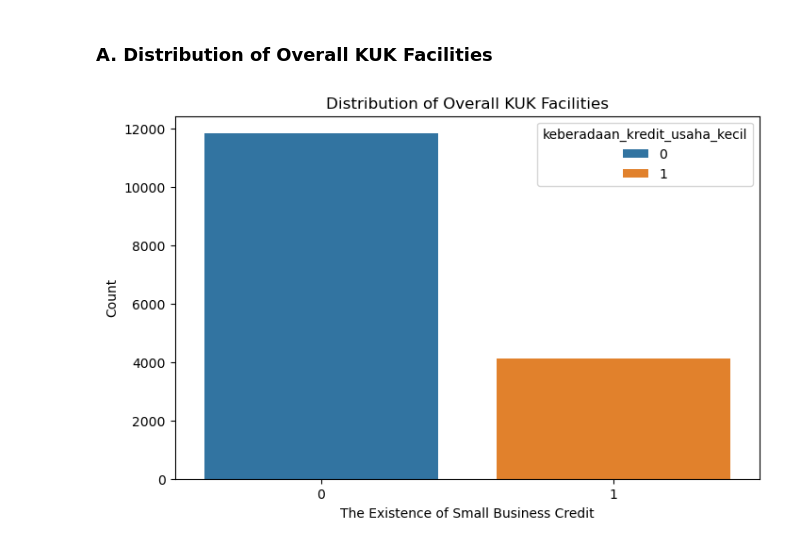
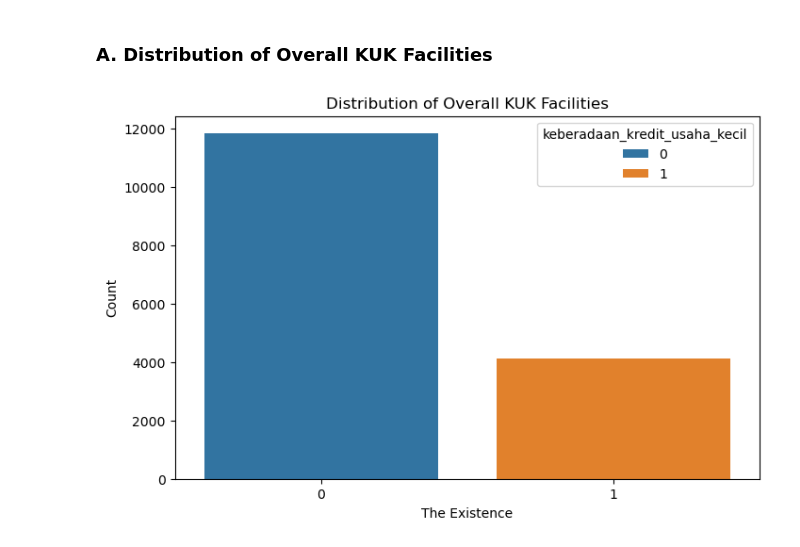
Before and after one commit to Maulana-Yusuf-T/Small-Business-Credit, a Jupyter notebook: KUK_MYT.ipynb, the cells around one changed output. Saved outputs shown, nothing was run; the diff lists cells and outputs as text; code cells hidden in the pictures.

```diff
--- a/KUK_MYT.ipynb
+++ b/KUK_MYT.ipynb
@@ -251,15 +251,15 @@ Name: count, dtype: int64
 # %%
 # Create the visualization
 plt.figure(figsize = (8, 5))
 sns.countplot(x = 'keberadaan_kredit_usaha_kecil', data = df_copy,
               hue = 'keberadaan_kredit_usaha_kecil')
 
-# Add title
+# Add title and labels
 plt.title('Distribution of Overall KUK Facilities')
-plt.xlabel('The Existence of Small Business Credit')
+plt.xlabel('The Existence')
 plt.ylabel('Count')
 
 # Show the visualization
 plt.show()
 # %% [output]
-[figure, old version]
+[figure, new version]
```
Also changed, not shown: parts of 6 cells of this notebook.
